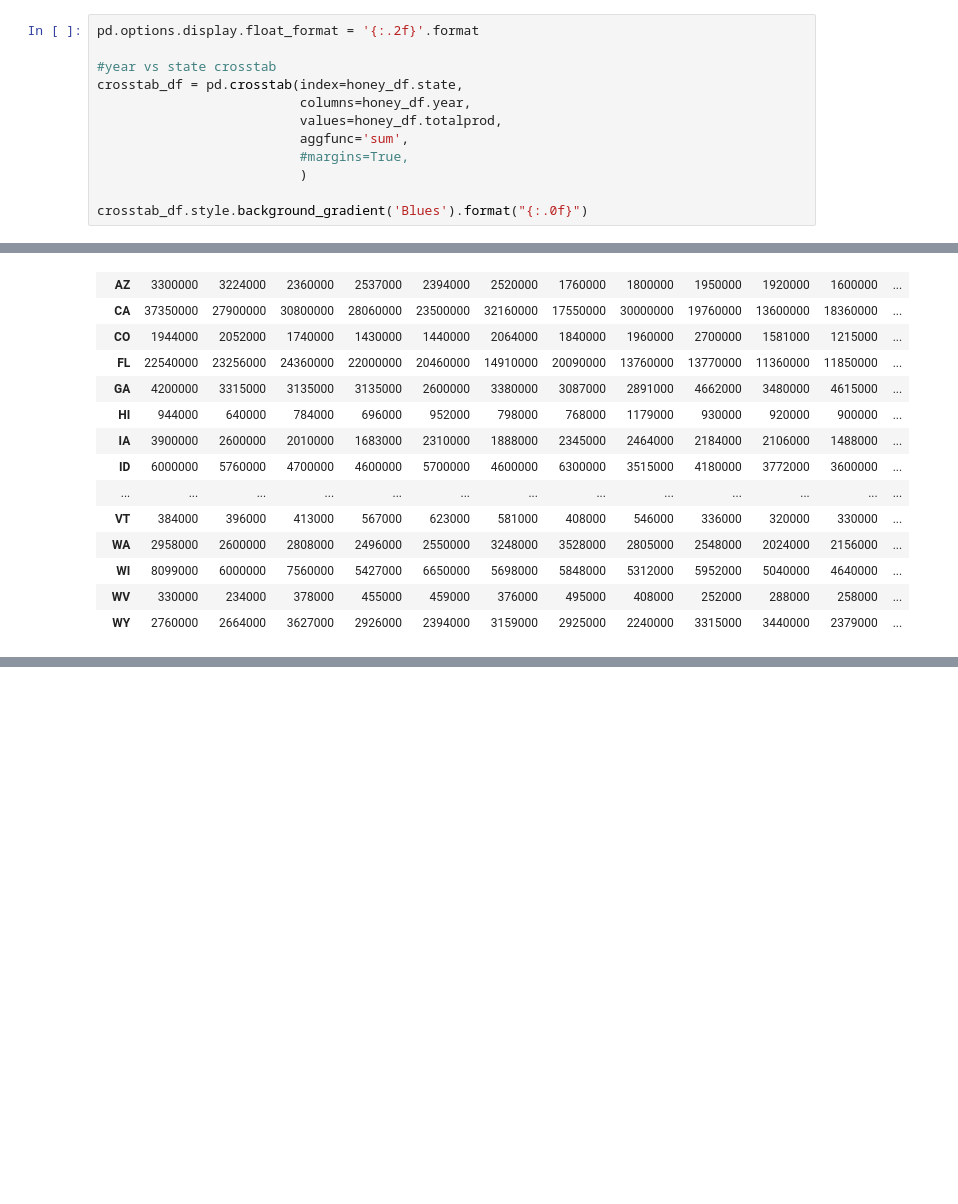
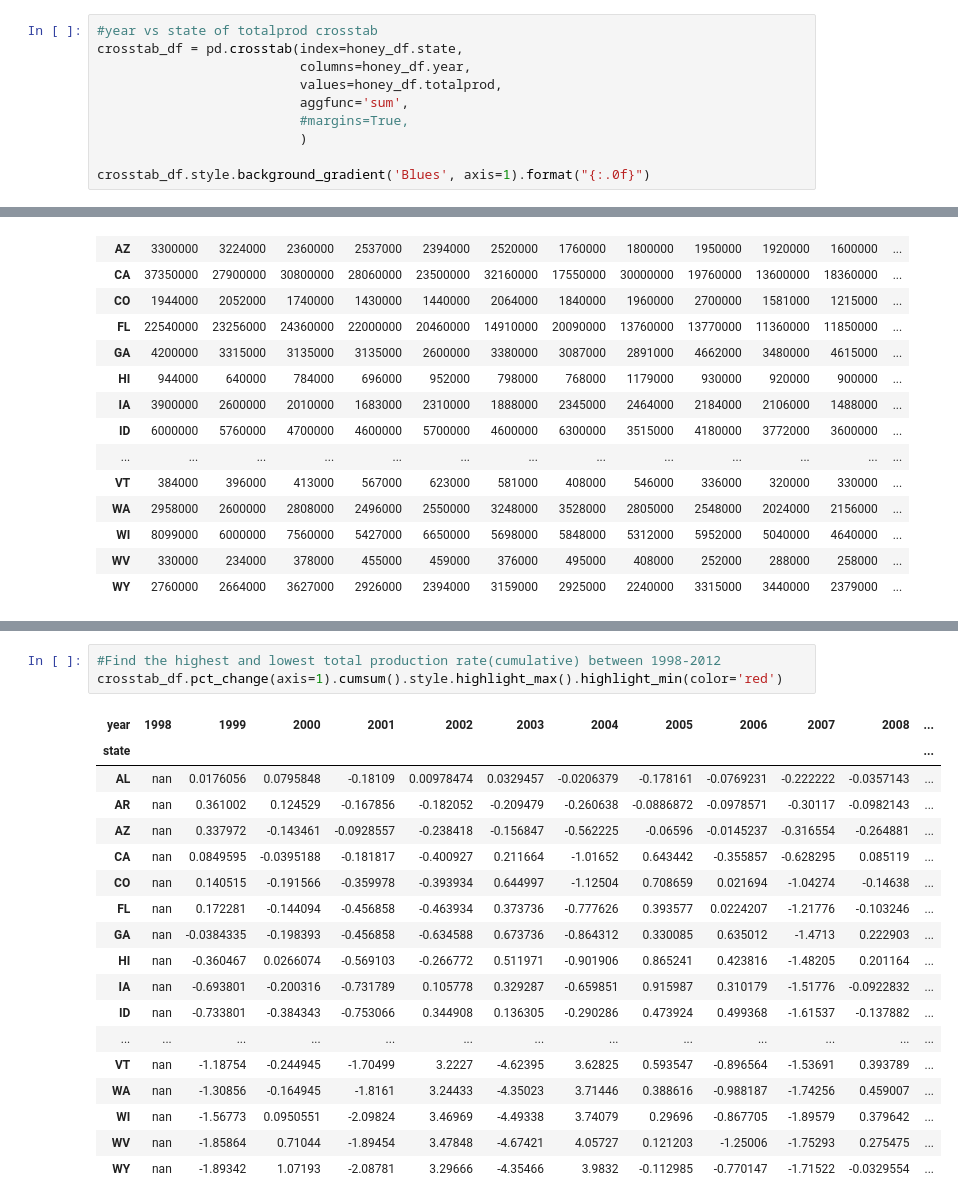
Before and after one commit to nonoumasy/honey-bee-production-1998-2012, a Jupyter notebook: Honey_Bee_Production_19989_2012.ipynb, the cells around one changed output, grey strips where cells are left out. Saved outputs shown, nothing was run; the diff lists cells and outputs as text; blank space fills up the shorter version.

```diff
--- a/Honey_Bee_Production_19989_2012.ipynb
+++ b/Honey_Bee_Production_19989_2012.ipynb
@@ -101,9 +105,7 @@ sns.pairplot(honey_df, hue='year', height=3, palette='viridis');
 # %% [output]
 [figure]
 # %%
-pd.options.display.float_format = '{:.2f}'.format
-
-#year vs state crosstab
+#year vs state of totalprod crosstab
 crosstab_df = pd.crosstab(index=honey_df.state,
                           columns=honey_df.year,
                           values=honey_df.totalprod,
@@ -111,7 +113,7 @@ crosstab_df = pd.crosstab(index=honey_df.state,
                           #margins=True,
                           )
 
-crosstab_df.style.background_gradient('Blues').format("{:.0f}")
+crosstab_df.style.background_gradient('Blues', axis=1).format("{:.0f}")
 # %% [output]
 invalid value encountered in less
 | year | 1998 | 1999 | 2000 | 2001 | 2002 | 2003 | 2004 | 2005 | 2006 | 2007 | 2008 | ... |
@@ -155,3 +156,25 @@ crosstab_df.pct_change(axis=1).style.highlight_max().highlight_min(color='red')
 | WI | nan | -0.259168 | 0.26 | -0.282143 | 0.225355 | -0.143158 | 0.026325 | -0.0916553 | 0.120482 | -0.153226 | -0.0793651 | ... |
 | WV | nan | -0.290909 | 0.615385 | 0.203704 | 0.00879121 | -0.180828 | 0.316489 | -0.175758 | -0.382353 | 0.142857 | -0.104167 | ... |
 | WY | nan | -0.0347826 | 0.361486 | -0.193273 | -0.181818 | 0.319549 | -0.0740741 | -0.234188 | 0.479911 | 0.0377074 | -0.30843 | ... |
+# %%
+#Find the highest and lowest total production rate(cumulative) between 1998-2012
+crosstab_df.pct_change(axis=1).cumsum().style.highlight_max().highlight_min(color='red')
+# %% [output]
+| year | 1998 | 1999 | 2000 | 2001 | 2002 | 2003 | 2004 | 2005 | 2006 | 2007 | 2008 | ... |
+| state |  |  |  |  |  |  |  |  |  |  |  | ... |
+| AL | nan | 0.0176056 | 0.0795848 | -0.18109 | 0.00978474 | 0.0329457 | -0.0206379 | -0.178161 | -0.0769231 | -0.222222 | -0.0357143 | ... |
+| AR | nan | 0.361002 | 0.124529 | -0.167856 | -0.182052 | -0.209479 | -0.260638 | -0.0886872 | -0.0978571 | -0.30117 | -0.0982143 | ... |
+| AZ | nan | 0.337972 | -0.143461 | -0.0928557 | -0.238418 | -0.156847 | -0.562225 | -0.06596 | -0.0145237 | -0.316554 | -0.264881 | ... |
+| CA | nan | 0.0849595 | -0.0395188 | -0.181817 | -0.400927 | 0.211664 | -1.01652 | 0.643442 | -0.355857 | -0.628295 | 0.085119 | ... |
+| CO | nan | 0.140515 | -0.191566 | -0.359978 | -0.393934 | 0.644997 | -1.12504 | 0.708659 | 0.021694 | -1.04274 | -0.14638 | ... |
+| FL | nan | 0.172281 | -0.144094 | -0.456858 | -0.463934 | 0.373736 | -0.777626 | 0.393577 | 0.0224207 | -1.21776 | -0.103246 | ... |
+| GA | nan | -0.0384335 | -0.198393 | -0.456858 | -0.634588 | 0.673736 | -0.864312 | 0.330085 | 0.635012 | -1.4713 | 0.222903 | ... |
+| HI | nan | -0.360467 | 0.0266074 | -0.569103 | -0.266772 | 0.511971 | -0.901906 | 0.865241 | 0.423816 | -1.48205 | 0.201164 | ... |
+| IA | nan | -0.693801 | -0.200316 | -0.731789 | 0.105778 | 0.329287 | -0.659851 | 0.915987 | 0.310179 | -1.51776 | -0.0922832 | ... |
+| ID | nan | -0.733801 | -0.384343 | -0.753066 | 0.344908 | 0.136305 | -0.290286 | 0.473924 | 0.499368 | -1.61537 | -0.137882 | ... |
+| ... | ... | ... | ... | ... | ... | ... | ... | ... | ... | ... | ... | ... |
+| VT | nan | -1.18754 | -0.244945 | -1.70499 | 3.2227 | -4.62395 | 3.62825 | 0.593547 | -0.896564 | -1.53691 | 0.393789 | ... |
+| WA | nan | -1.30856 | -0.164945 | -1.8161 | 3.24433 | -4.35023 | 3.71446 | 0.388616 | -0.988187 | -1.74256 | 0.459007 | ... |
+| WI | nan | -1.56773 | 0.0950551 | -2.09824 | 3.46969 | -4.49338 | 3.74079 | 0.29696 | -0.867705 | -1.89579 | 0.379642 | ... |
+| WV | nan | -1.85864 | 0.71044 | -1.89454 | 3.47848 | -4.67421 | 4.05727 | 0.121203 | -1.25006 | -1.75293 | 0.275475 | ... |
+| WY | nan | -1.89342 | 1.07193 | -2.08781 | 3.29666 | -4.35466 | 3.9832 | -0.112985 | -0.770147 | -1.71522 | -0.0329554 | ... |
```
Also changed, not shown: parts of 37 cells of this notebook.
